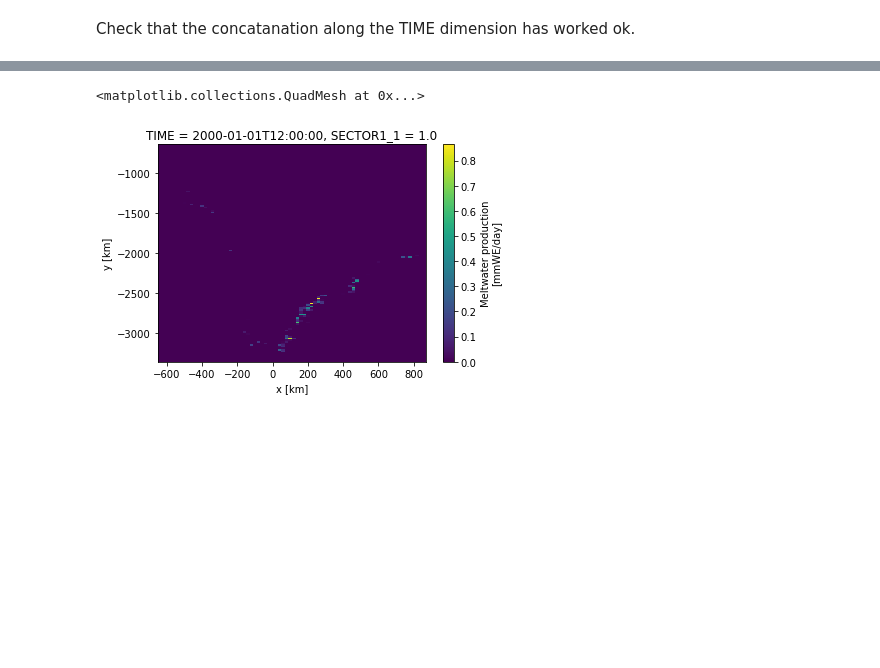
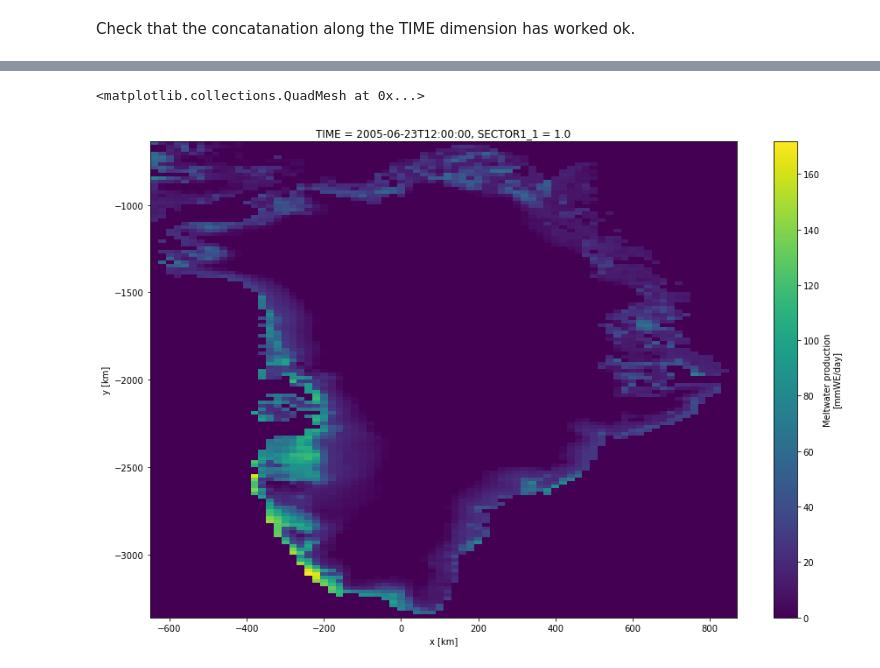
Before and after one commit to ldeo-glaciology/pangeo-MAR, a Jupyter notebook: loadMARnetcdfs.ipynb, the cells around one changed output, grey strips where cells are left out. Cells and saved outputs as stored; diff of their text form; code cells hidden in the pictures; blank space fills up the shorter version.

```diff
--- a/loadMARnetcdfs.ipynb
+++ b/loadMARnetcdfs.ipynb
@@ -64,5 +64,5 @@ ds.TIME.plot.line("b.")
 # %%
-ds.ME[0].plot()
+ds.ME[2000].plot(size=10)
 # %% [output]
 <matplotlib.collections.QuadMesh at 0x...>
-[figure, old version]
+[figure, new version]
```
Also changed, not shown: parts of 1 cell of this notebook.
